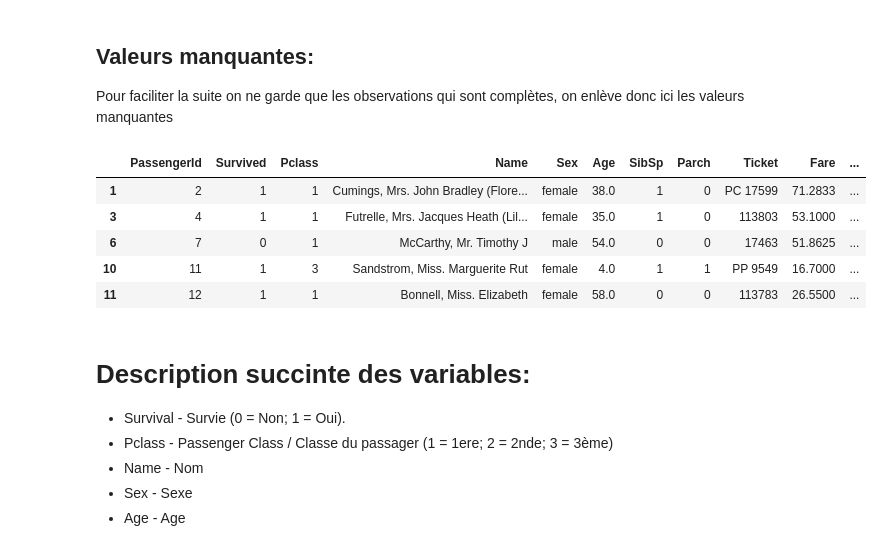
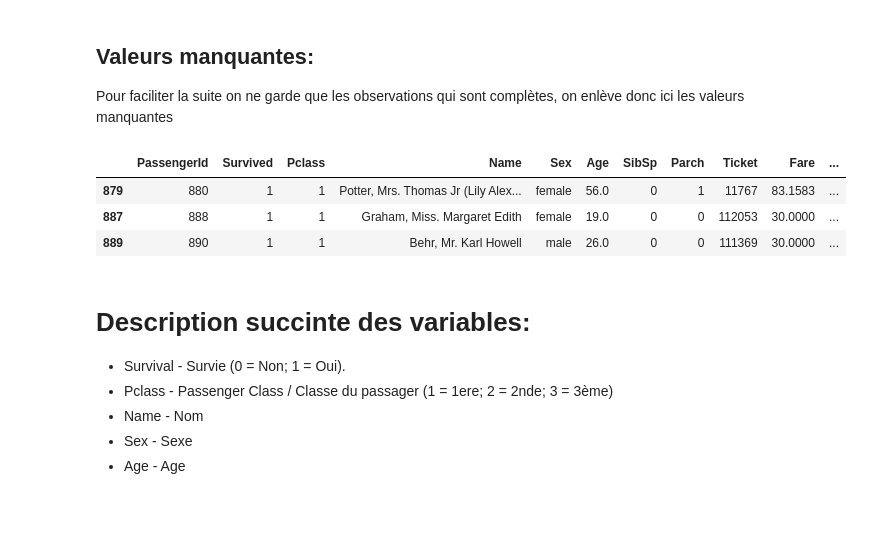
Before and after one commit to josephsalmon/agramfort.github.io, a Jupyter notebook: content/enseignement/Montpellier/HMMA238/4-Pandas.ipynb, the cells around one changed output. Drawn from its saved outputs; the diff is of its cells as text; code cells hidden in the pictures; blank space fills up the shorter version.

```diff
--- a/content/enseignement/Montpellier/HMMA238/4-Pandas.ipynb
+++ b/content/enseignement/Montpellier/HMMA238/4-Pandas.ipynb
@@ -54,14 +55,12 @@ df_titanic_raw.head(n=10)
 Pour faciliter la suite on ne garde que les observations qui sont complètes, on enlève donc ici les valeurs manquantes
 # %%
 df_titanic = df_titanic_raw.dropna()
-df_titanic.head()
+df_titanic.tail(3)
 # %% [output]
 |  | PassengerId | Survived | Pclass | Name | Sex | Age | SibSp | Parch | Ticket | Fare | ... |
-| 1 | 2 | 1 | 1 | Cumings, Mrs. John Bradley (Flore... | female | 38.0 | 1 | 0 | PC 17599 | 71.2833 | ... |
-| 3 | 4 | 1 | 1 | Futrelle, Mrs. Jacques Heath (Lil... | female | 35.0 | 1 | 0 | 113803 | 53.1000 | ... |
-| 6 | 7 | 0 | 1 | McCarthy, Mr. Timothy J | male | 54.0 | 0 | 0 | 17463 | 51.8625 | ... |
-| 10 | 11 | 1 | 3 | Sandstrom, Miss. Marguerite Rut | female | 4.0 | 1 | 1 | PP 9549 | 16.7000 | ... |
-| 11 | 12 | 1 | 1 | Bonnell, Miss. Elizabeth | female | 58.0 | 0 | 0 | 113783 | 26.5500 | ... |
+| 879 | 880 | 1 | 1 | Potter, Mrs. Thomas Jr (Lily Alex... | female | 56.0 | 0 | 1 | 11767 | 83.1583 | ... |
+| 887 | 888 | 1 | 1 | Graham, Miss. Margaret Edith | female | 19.0 | 0 | 0 | 112053 | 30.0000 | ... |
+| 889 | 890 | 1 | 1 | Behr, Mr. Karl Howell | male | 26.0 | 0 | 0 | 111369 | 30.0000 | ... |
 # %% [markdown]
 # Description succinte des variables:
 - Survival - Survie (0 = Non; 1 = Oui).
```
Also changed, not shown: parts of 35 cells of this notebook, 10 other files.
